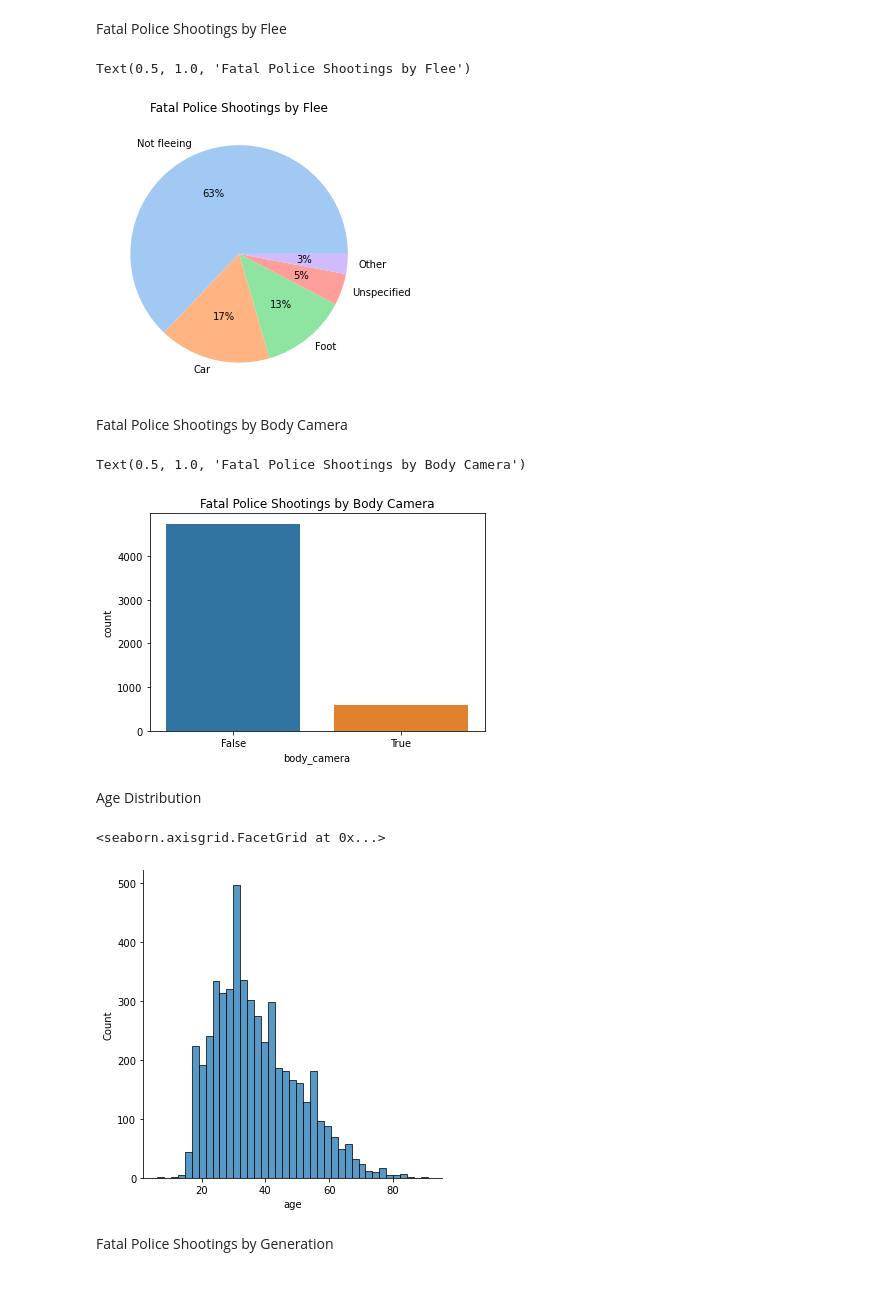
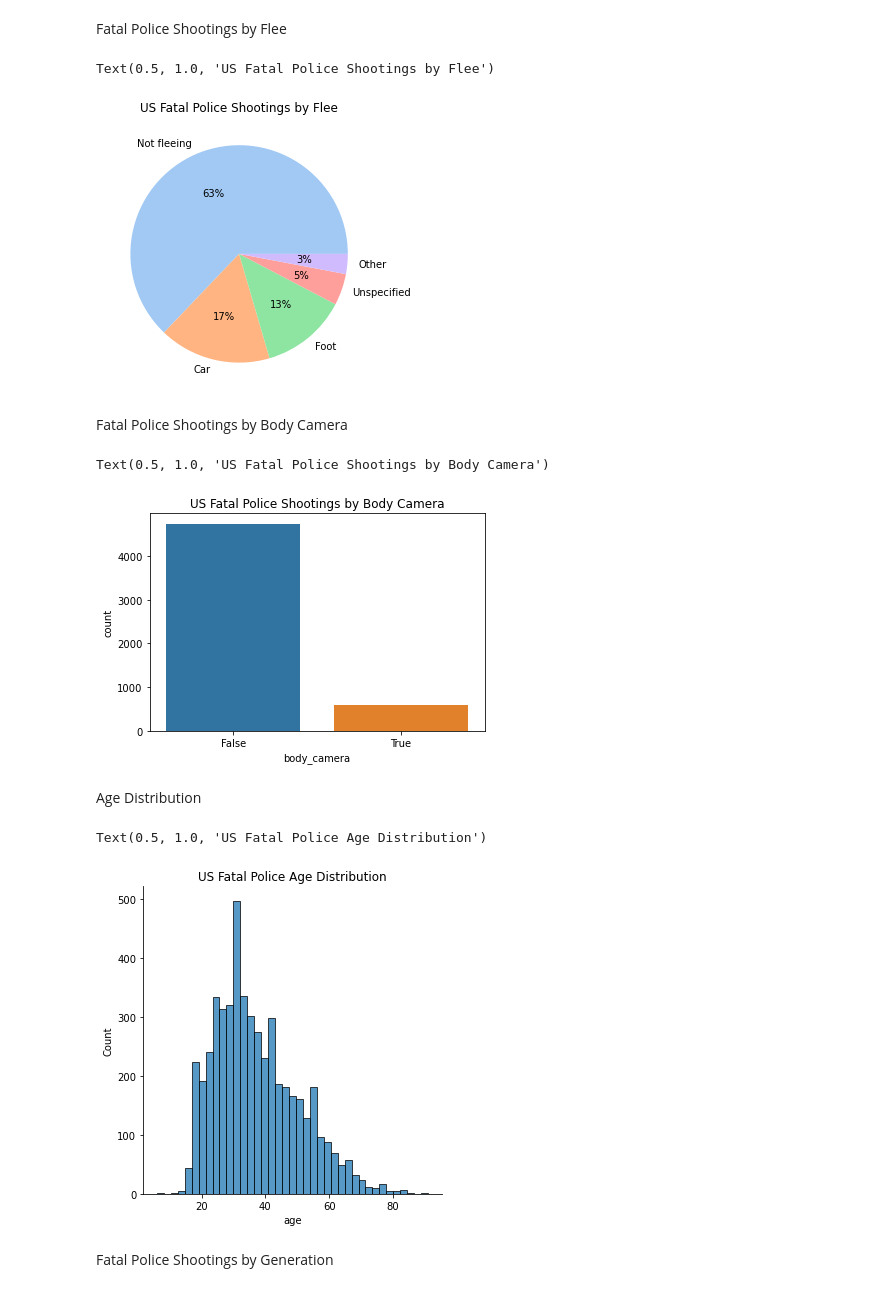
Before and after one commit to diazridzky/Fatal-Police-Shootings-in-the-US, a Jupyter notebook: Data Cleaning & EDA.ipynb, the cells around one changed output. Drawn from its saved outputs; the diff is of its cells as text; code cells hidden in the pictures.

```diff
--- a/Data Cleaning & EDA.ipynb
+++ b/Data Cleaning & EDA.ipynb
@@ -316,25 +316,26 @@ Fatal Police Shootings by Flee
 flee = df['flee'].value_counts()
 plt.figure(figsize=(10,5))
 plt.pie(flee, labels = flee.index, colors = colors, autopct='%.0f%%')
-plt.title('Fatal Police Shootings by Flee')
+plt.title('US Fatal Police Shootings by Flee')
 # %% [output]
-Text(0.5, 1.0, 'Fatal Police Shootings by Flee')
+Text(0.5, 1.0, 'US Fatal Police Shootings by Flee')
-[figure, old version]
+[figure, new version]
 # %% [markdown]
 Fatal Police Shootings by Body Camera
 # %%
 sns.countplot(x='body_camera',data=df)
-plt.title('Fatal Police Shootings by Body Camera')
+plt.title('US Fatal Police Shootings by Body Camera')
 # %% [output]
-Text(0.5, 1.0, 'Fatal Police Shootings by Body Camera')
+Text(0.5, 1.0, 'US Fatal Police Shootings by Body Camera')
-[figure, old version]
+[figure, new version]
 # %% [markdown]
 Age Distribution
 # %%
 sns.displot(x='age', data=df)
+plt.title('US Fatal Police Age Distribution')
 # %% [output]
-<seaborn.axisgrid.FacetGrid at 0x...>
+Text(0.5, 1.0, 'US Fatal Police Age Distribution')
-[figure, old version]
+[figure, new version]
 # %% [markdown]
 Fatal Police Shootings by Generation
 # %%
```
Also changed, not shown: parts of 11 cells of this notebook.
